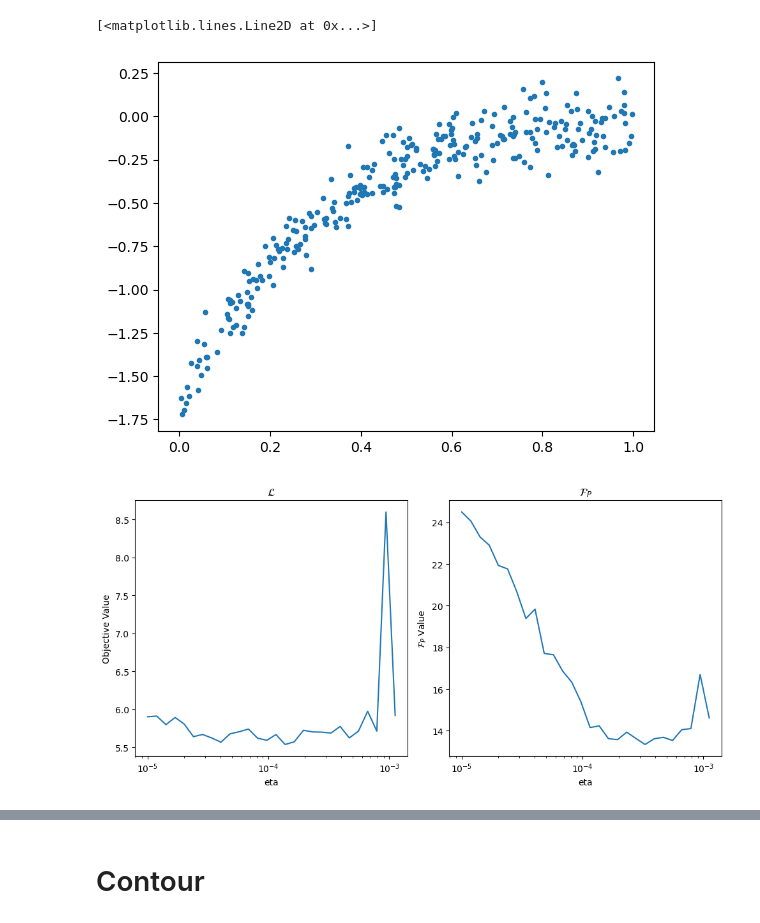
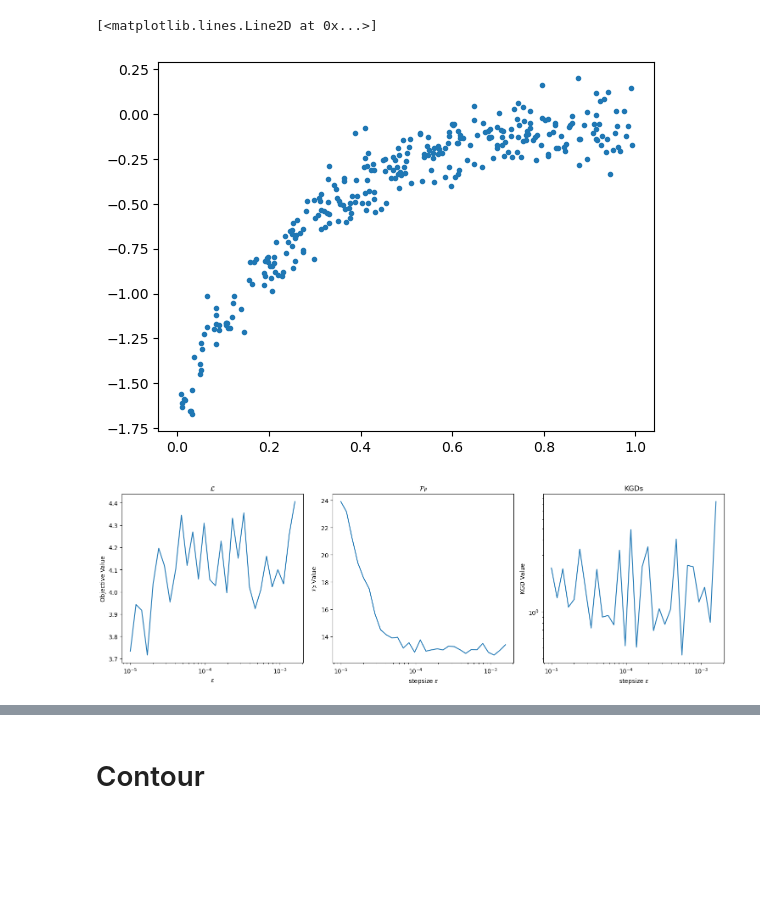
Before and after one commit to congyewang/kgd-code, a Jupyter notebook: Heishiro_MFNN.ipynb, the cells around one changed output, grey strips where cells are left out. Saved outputs shown, nothing was run; the diff lists cells and outputs as text; code cells hidden in the pictures; blank space fills up the shorter version.

Commit message:
fig2 with gamma = 300, cov of prior = 0.5

```diff
--- a/Heishiro_MFNN.ipynb
+++ b/Heishiro_MFNN.ipynb
@@ -121,7 +121,7 @@ def generate_data(key, s, N=300, noise_std=0.1):
     return Z, Y
 
 s = 1 #input dimension
-key = random.PRNGKey(1003)
+key = random.PRNGKey(1004)
 key, subkey = random.split(key)
 N = 300
 Z, Y = generate_data(subkey, s, N=N, noise_std=0.1) # put more noise
@@ -130,9 +130,9 @@ Z, Y = jax.device_put((Z, Y), device)
 plt.plot(Z,Y,".")
 # %% [output]
 [<matplotlib.lines.Line2D at 0x...>]
-[figure, old version]
+[figure, new version]
 # %%
-def log_q0(x, cov=1.):
+def log_q0(x, cov=0.5):
   return multivariate_normal.logpdf(x, jnp.zeros_like(x), cov)
 
 def L(X, unravel_fn, gamma=100):
@@ -148,7 +148,7 @@ flat_params, unravel_fn = ravel_pytree(params)
 
 # q0cov = 1
 # log_q0_ = lambda x: log_q0(x, q0cov)
-gamma = 500
+gamma = 300
 L_ = lambda X: L(X, unravel_fn, gamma)
 MFLD = MeanFieldLangevinDynamics(log_q0, L_)
 # %%
@@ -176,7 +176,7 @@ class GradientKernel:
 
 
 def kgd(k_pq, X):
-  return k_pq.evaluate(X).mean()
+  return jnp.sqrt(k_pq.evaluate(X).mean())
 
 def k_imq(x, y, c, b, scale=1.):
   assert b > 0
@@ -188,7 +188,7 @@ k = jit(lambda x, y: k_imq(x, y, 1, 0.5, scale))
 # k = lambda x, y: x.dot(y)
 k_pq = GradientKernel(MFLD.S_PQ, k)
 # %%
-T = 10000
+T = 20000
 num_particles = 100
 
 num_stepsizes = 30
@@ -232,33 +232,33 @@ median_eobj = jnp.median(entropic_objectives, axis=0)
 eobj_ci_low = jnp.quantile(entropic_objectives, ql, axis=0)
 eobj_ci_high = jnp.quantile(entropic_objectives, qr, axis=0)
 # %%
-fig, (ax1, ax2) = plt.subplots(1, 2, figsize=(10, 5), sharex=True)
+fig, (ax1,ax2, ax3) = plt.subplots(1, 3, figsize=(15, 5), sharex=True)
 
 ax1.plot(etas, median_obj)
 ax1.fill_between(etas, obj_ci_low, obj_ci_high, alpha=0.2)
 ax1.set_title('$\mathcal{L}$')
-ax1.set_xlabel('eta')
+ax1.set_xlabel(r'$\varepsilon$')
 ax1.set_ylabel('Objective Value')
 ax1.set_xscale('log')
 
 ax2.plot(etas, median_eobj)
 ax2.fill_between(etas, eobj_ci_low, eobj_ci_high, alpha=0.2)
 ax2.set_title('$\mathcal{F}_P$')
-ax2.set_xlabel('eta')
+ax2.set_xlabel(r'stepsize $\varepsilon$')
 ax2.set_ylabel('$\mathcal{F}_P$ Value')
 ax2.set_xscale('log')
 
-# ax3.plot(etas, median_kgd)
-# ax3.fill_between(etas, kgd_ci_low, kgd_ci_high, alpha=0.2)
-# ax3.set_title('KGDs')
-# ax3.set_xlabel('eta')
-# ax3.set_ylabel('KGD Value')
-# ax3.set_xscale('log')
-# ax3.set_yscale('log')
+ax3.plot(etas, median_kgd)
+ax3.fill_between(etas, kgd_ci_low, kgd_ci_high, alpha=0.2)
+ax3.set_title('KGDs')
+ax3.set_xlabel(r'stepsize $\varepsilon$')
+ax3.set_ylabel('KGD Value')
+ax3.set_xscale('log')
+ax3.set_yscale('log')
 
 
 
 plt.tight_layout()
 plt.show()
 # %% [output]
-[figure, old version]
+[figure, new version]
```
Also changed, not shown: parts of 12 cells of this notebook, 7 other files.
